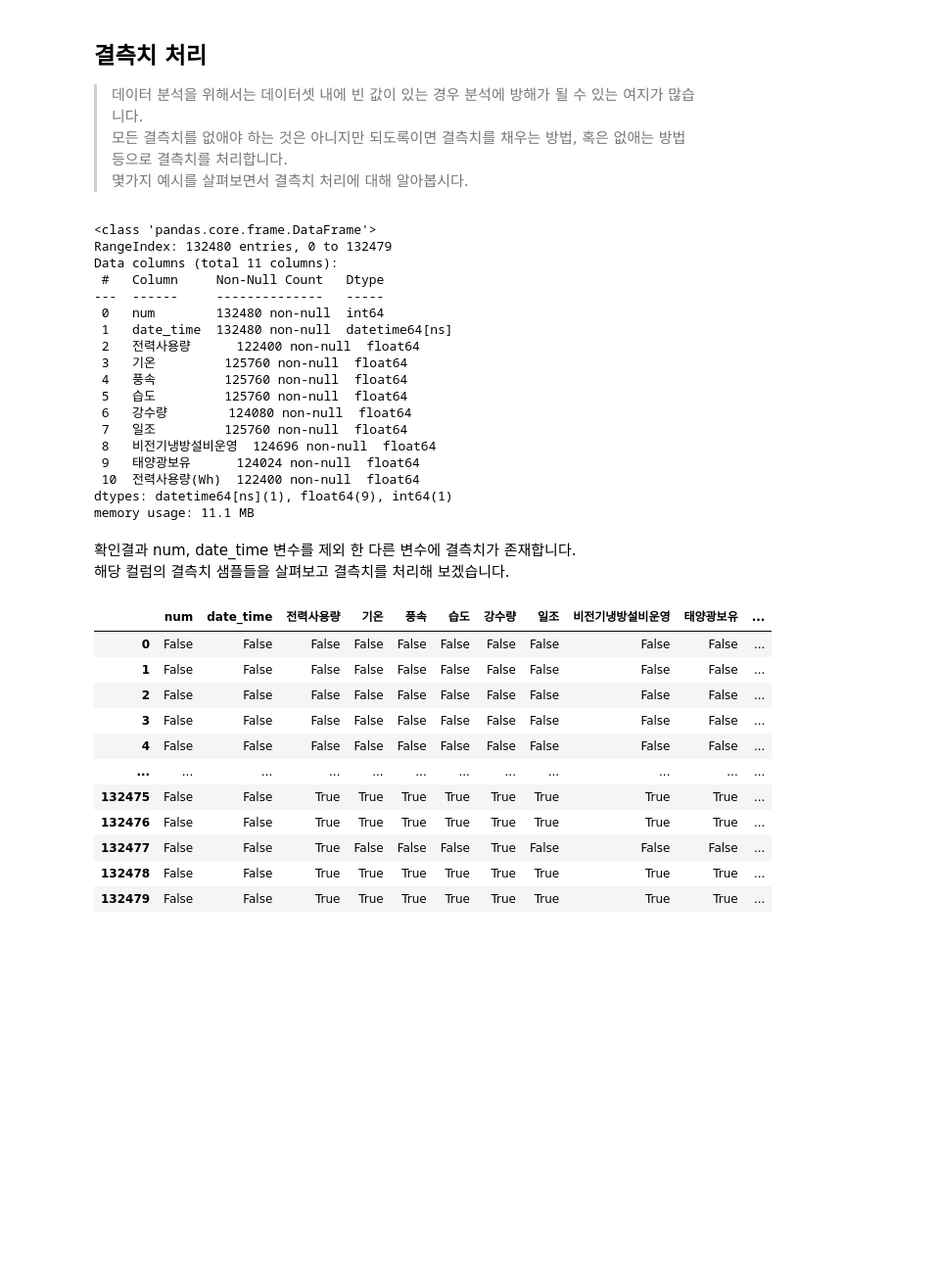
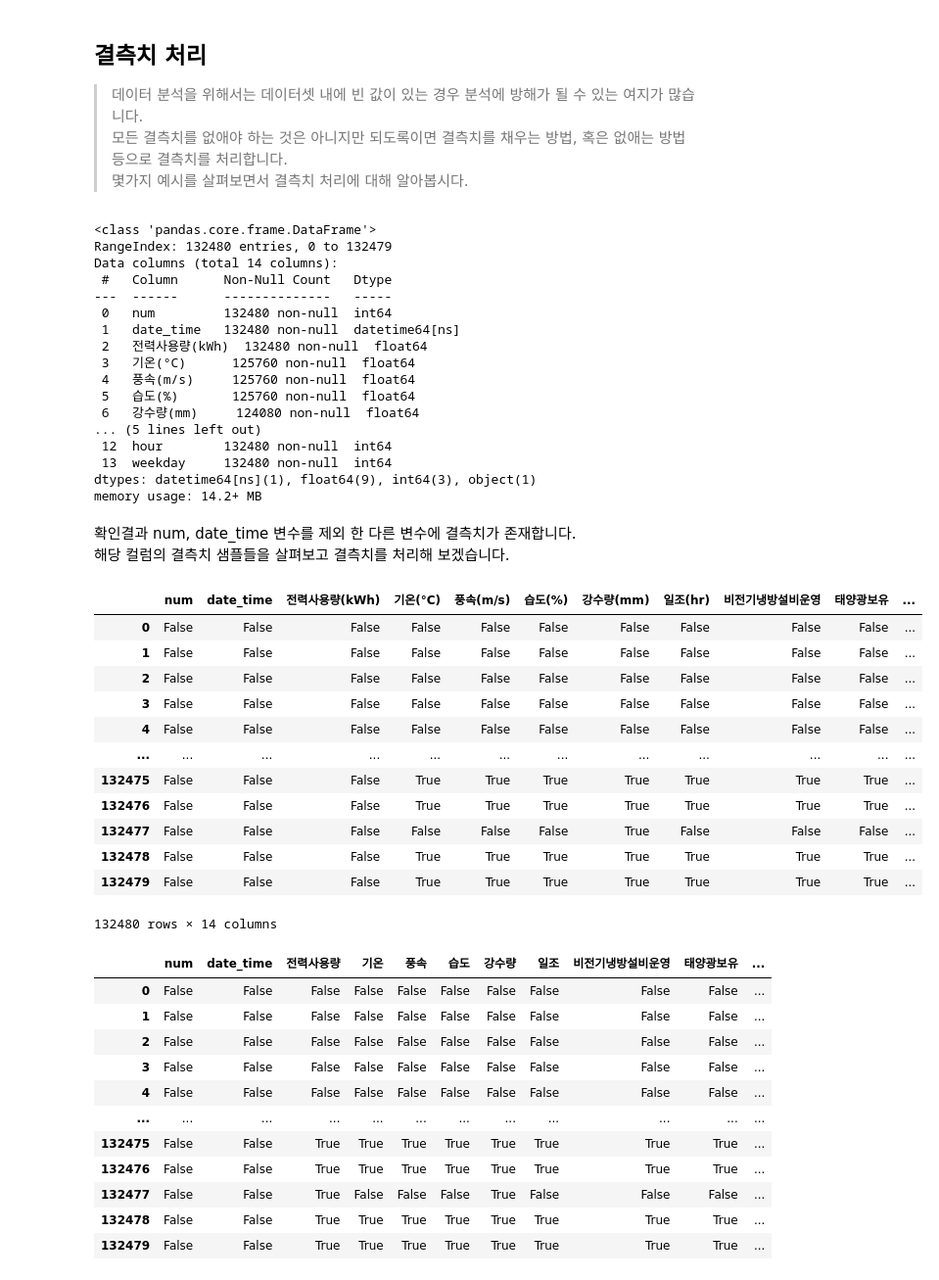
Before and after one commit to overgroove/samsung_ML, a Jupyter notebook: 03_package_pandas.ipynb, the cells around one changed output. Shown: that part at 98% size. Drawn from its saved outputs; the diff is of its cells as text; code cells hidden in the pictures; blank space fills up the shorter version.

```diff
--- a/03_package_pandas.ipynb
+++ b/03_package_pandas.ipynb
@@ -1128,3 +1280,4 @@ for col_nm in df.columns[2:]: # 반복 구간 내 원소(객체) 하나 가져
 ### 날짜 형식 데이터의 활용
 # %%
 # 문자형식 데이터를 날짜형식으로 형변환
+df['date_time'] = pd.to_datetime(df['date_time'])
@@ -1133,3 +1309,11 @@ for col_nm in df.columns[2:]: # 반복 구간 내 원소(객체) 하나 가져
+# %%
+# date_time 컬럼에 적용해서 시간 속성을 추출
+def make_hour(x):
+    return x.hour
+# %%
+df['hour'] = df['date_time'].apply(make_hour)
+# %%
+df['weekday'] = df['date_time'].dt.dayofweek
 # %% [markdown]
 ### 데이터 범주화
 간혹 연속형 데이터를 범주화(카테고리컬 데이터) 시켜야 할 경우가 있습니다.
@@ -1157,28 +1343,49 @@ Categories (2, object): ['저온' < '고온']
 # %%
 # info() 함수는 결측치에 대한 정보도 보여줍니다.
 # 컬럼별 isnull() 함수를 사용해도 무방합니다.
+df.info()
 # %% [output]
 <class 'pandas.core.frame.DataFrame'>
 RangeIndex: 132480 entries, 0 to 132479
-Data columns (total 11 columns):
- #   Column     Non-Null Count   Dtype
----  ------     --------------   -----
- 0   num        132480 non-null  int64
- 1   date_time  132480 non-null  datetime64[ns]
- 2   전력사용량      122400 non-null  float64
- 3   기온         125760 non-null  float64
- 4   풍속         125760 non-null  float64
- 5   습도         125760 non-null  float64
- 6   강수량        124080 non-null  float64
- 7   일조         125760 non-null  float64
- 8   비전기냉방설비운영  124696 non-null  float64
- 9   태양광보유      124024 non-null  float64
- 10  전력사용량(Wh)  122400 non-null  float64
-dtypes: datetime64[ns](1), float64(9), int64(1)
-memory usage: 11.1 MB
+Data columns (total 14 columns):
+ #   Column      Non-Null Count   Dtype
+---  ------      --------------   -----
+ 0   num         132480 non-null  int64
+ 1   date_time   132480 non-null  datetime64[ns]
+ 2   전력사용량(kWh)  132480 non-null  float64
+ 3   기온(°C)      125760 non-null  float64
+ 4   풍속(m/s)     125760 non-null  float64
+ 5   습도(%)       125760 non-null  float64
+ 6   강수량(mm)     124080 non-null  float64
+... (5 lines left out)
+ 12  hour        132480 non-null  int64
+ 13  weekday     132480 non-null  int64
+dtypes: datetime64[ns](1), float64(9), int64(3), object(1)
+memory usage: 14.2+ MB
 # %% [markdown]
 확인결과 num, date_time 변수를 제외 한 다른 변수에 결측치가 존재합니다.
 해당 컬럼의 결측치 샘플들을 살펴보고 결측치를 처리해 보겠습니다.
+# %%
+# isna(), isnull()
+df.loc[df['기온(°C)'].isnull()]
+df.isna()
+# NaN not a number 값이 있어야 하는 위치에 없음 결측치 표시 python
+# null 값이 비어있는게 값
+# None 값이 없음
+# %% [output]
+|  | num | date_time | 전력사용량(kWh) | 기온(°C) | 풍속(m/s) | 습도(%) | 강수량(mm) | 일조(hr) | 비전기냉방설비운영 | 태양광보유 | ... |
+| 0 | False | False | False | False | False | False | False | False | False | False | ... |
+| 1 | False | False | False | False | False | False | False | False | False | False | ... |
+| 2 | False | False | False | False | False | False | False | False | False | False | ... |
+| 3 | False | False | False | False | False | False | False | False | False | False | ... |
+| 4 | False | False | False | False | False | False | False | False | False | False | ... |
+| ... | ... | ... | ... | ... | ... | ... | ... | ... | ... | ... | ... |
+| 132475 | False | False | False | True | True | True | True | True | True | True | ... |
+| 132476 | False | False | False | True | True | True | True | True | True | True | ... |
+| 132477 | False | False | False | False | False | False | True | False | False | False | ... |
+| 132478 | False | False | False | True | True | True | True | True | True | True | ... |
+| 132479 | False | False | False | True | True | True | True | True | True | True | ... |
+132480 rows × 14 columns
 # %%
 # 컬럼별 결측치 확인을 위한 isnull()함수 리턴값이 bool 형태로 반환되어 조건부 샘플링이 가능합니다.
 # %% [output]
```
Also changed, not shown: parts of 34 cells of this notebook.
